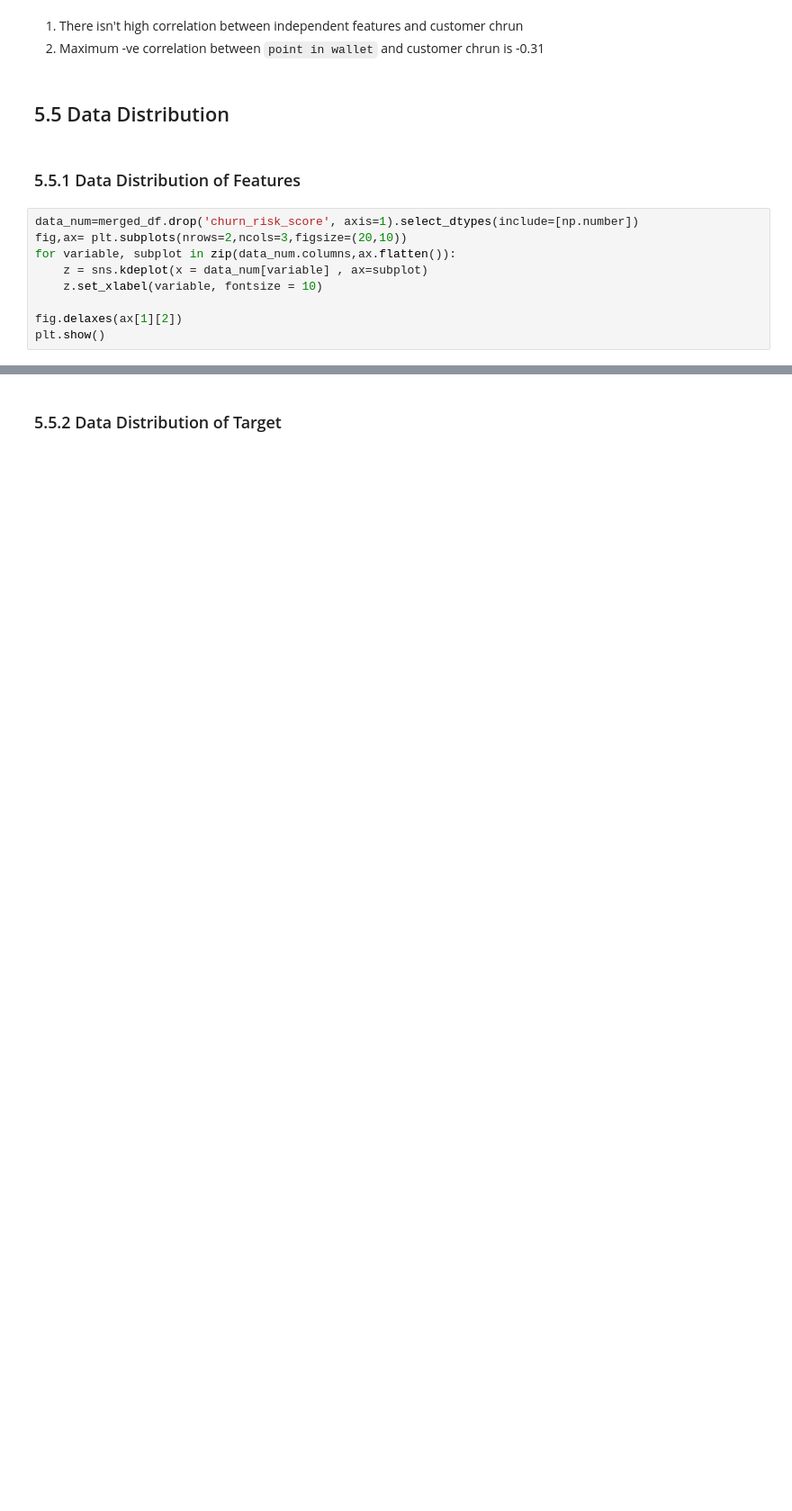
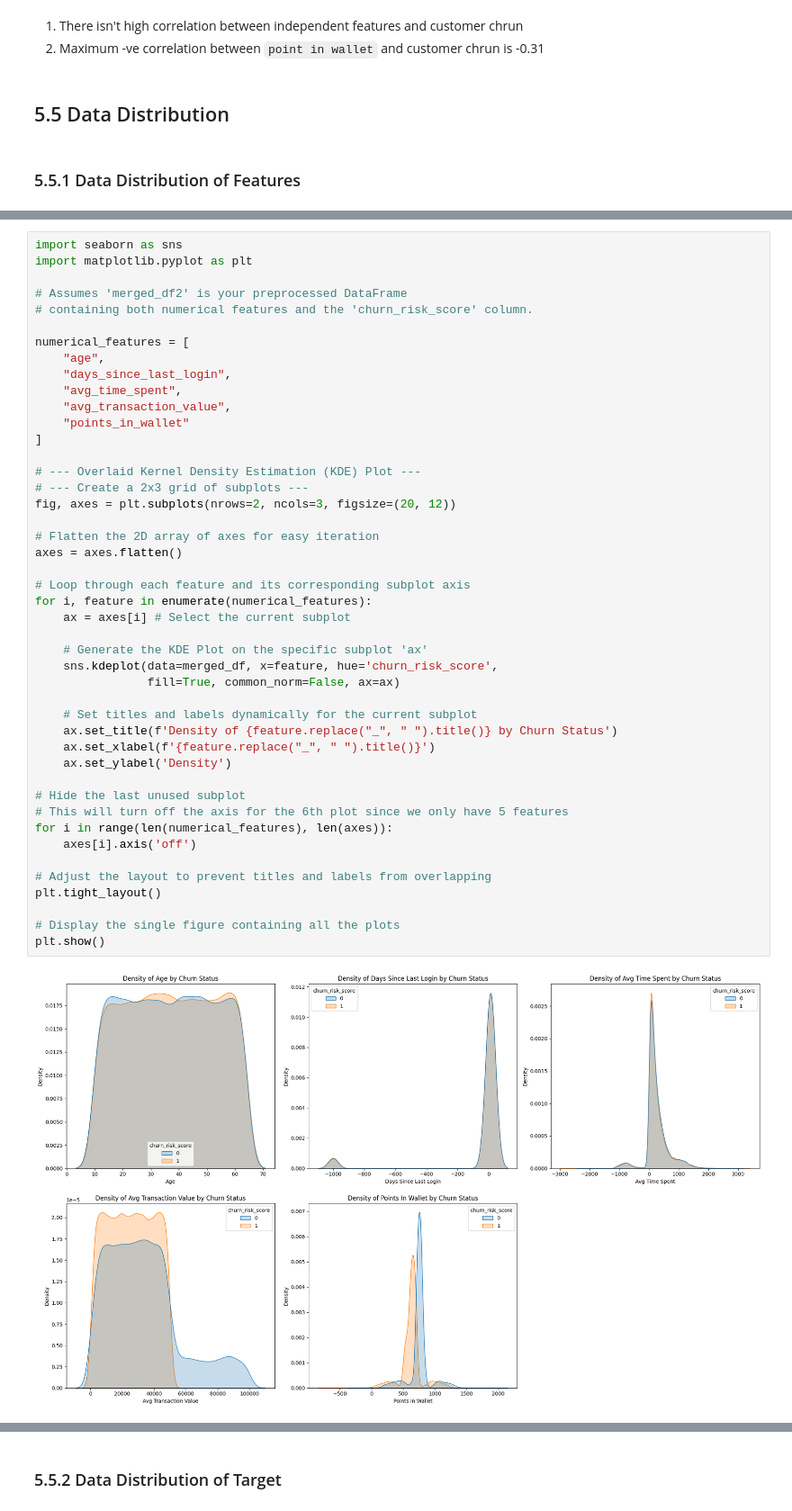
Before and after one commit to tan-yong-sheng/FYP-enhancing-churn-prediction-with-slm-and-llm, a Jupyter notebook: notebook/modeling/01_bimodal_model_with_llm_embedding.ipynb, the cells around one changed output, grey strips where cells are left out. Shown at 90% size. Drawn from its saved outputs; the diff is of its cells as text; blank space fills up the shorter version.

```diff
--- a/notebook/modeling/01_bimodal_model_with_llm_embedding.ipynb
+++ b/notebook/modeling/01_bimodal_model_with_llm_embedding.ipynb
@@ -289,12 +317,3 @@ plt.show()
 ## 5.5 Data Distribution <a id='dist'></a>
 # %% [markdown]
 ### 5.5.1 Data Distribution of Features <a id='dist_feature'></a>
-# %%
-data_num=merged_df.drop('churn_risk_score', axis=1).select_dtypes(include=[np.number])
-fig,ax= plt.subplots(nrows=2,ncols=3,figsize=(20,10))
-for variable, subplot in zip(data_num.columns,ax.flatten()):
-    z = sns.kdeplot(x = data_num[variable] , ax=subplot)
-    z.set_xlabel(variable, fontsize = 10)
-
-fig.delaxes(ax[1][2])
-plt.show()
@@ -316 +320,48 @@ dtype: float64
+# %%
+import seaborn as sns
+import matplotlib.pyplot as plt
+
+# Assumes 'merged_df2' is your preprocessed DataFrame
+# containing both numerical features and the 'churn_risk_score' column.
+
+numerical_features = [
+    "age",
+    "days_since_last_login",
+    "avg_time_spent",
+    "avg_transaction_value",
+    "points_in_wallet"
+]
+
+# --- Overlaid Kernel Density Estimation (KDE) Plot ---
+# --- Create a 2x3 grid of subplots ---
+fig, axes = plt.subplots(nrows=2, ncols=3, figsize=(20, 12))
+
+# Flatten the 2D array of axes for easy iteration
+axes = axes.flatten()
+
+# Loop through each feature and its corresponding subplot axis
+for i, feature in enumerate(numerical_features):
+    ax = axes[i] # Select the current subplot
+
+    # Generate the KDE Plot on the specific subplot 'ax'
+    sns.kdeplot(data=merged_df, x=feature, hue='churn_risk_score',
+                fill=True, common_norm=False, ax=ax)
+
+    # Set titles and labels dynamically for the current subplot
+    ax.set_title(f'Density of {feature.replace("_", " ").title()} by Churn Status')
+    ax.set_xlabel(f'{feature.replace("_", " ").title()}')
+    ax.set_ylabel('Density')
+
+# Hide the last unused subplot
+# This will turn off the axis for the 6th plot since we only have 5 features
+for i in range(len(numerical_features), len(axes)):
+    axes[i].axis('off')
+
+# Adjust the layout to prevent titles and labels from overlapping
+plt.tight_layout()
+
+# Display the single figure containing all the plots
+plt.show()
+# %% [output]
+[figure, added]
 # %%
```
Also changed, not shown: parts of 7 cells of this notebook.
